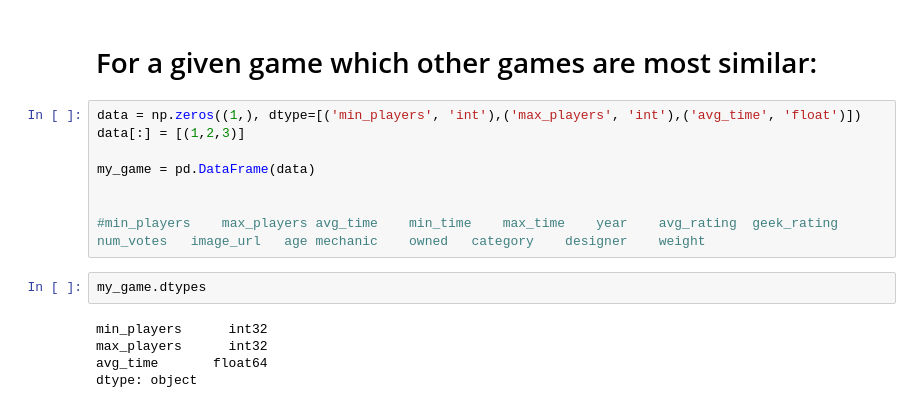
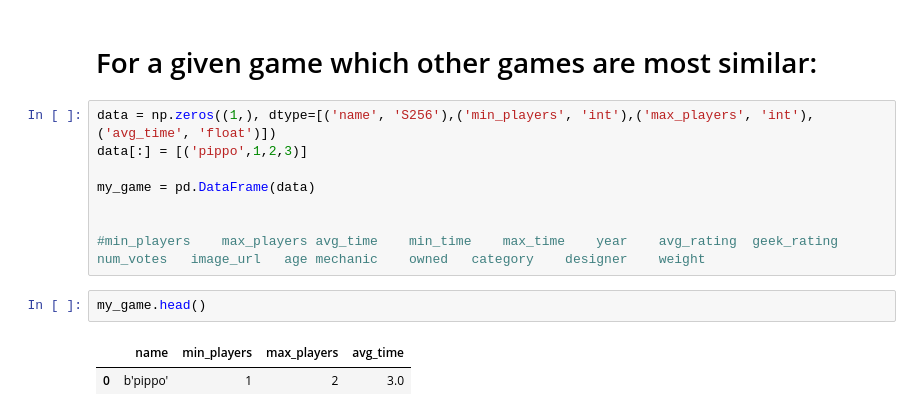
Before and after one commit to dongiovy/Jato, a Jupyter notebook: Models_to_derive_similarity.ipynb, the cells around one changed output. Cells and saved outputs as stored; diff of their text form.

```diff
--- a/Models_to_derive_similarity.ipynb
+++ b/Models_to_derive_similarity.ipynb
@@ -155,17 +155,15 @@ There are only 375 boardgame but the correlation is more clear and high (0.67)
 # %% [markdown]
 # For a given game which other games are most similar:
 # %%
-data = np.zeros((1,), dtype=[('min_players', 'int'),('max_players', 'int'),('avg_time', 'float')])
-data[:] = [(1,2,3)]
+data = np.zeros((1,), dtype=[('name', 'S256'),('min_players', 'int'),('max_players', 'int'),('avg_time', 'float')])
+data[:] = [('pippo',1,2,3)]
 
 my_game = pd.DataFrame(data)
 
 
 #min_players	max_players	avg_time	min_time	max_time	year	avg_rating	geek_rating	num_votes	image_url	age	mechanic	owned	category	designer	weight
 # %%
-my_game.dtypes
+my_game.head()
 # %% [output]
-min_players      int32
-max_players      int32
-avg_time       float64
-dtype: object
+|  | name | min_players | max_players | avg_time |
+| 0 | b'pippo' | 1 | 2 | 3.0 |
```
